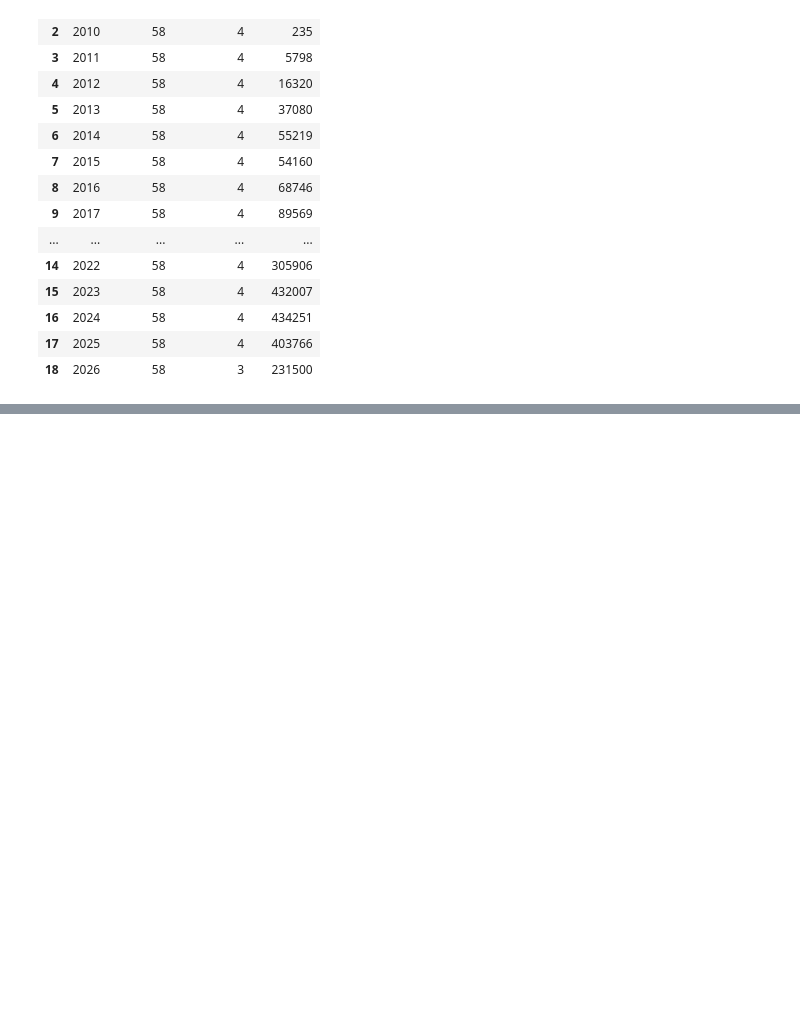
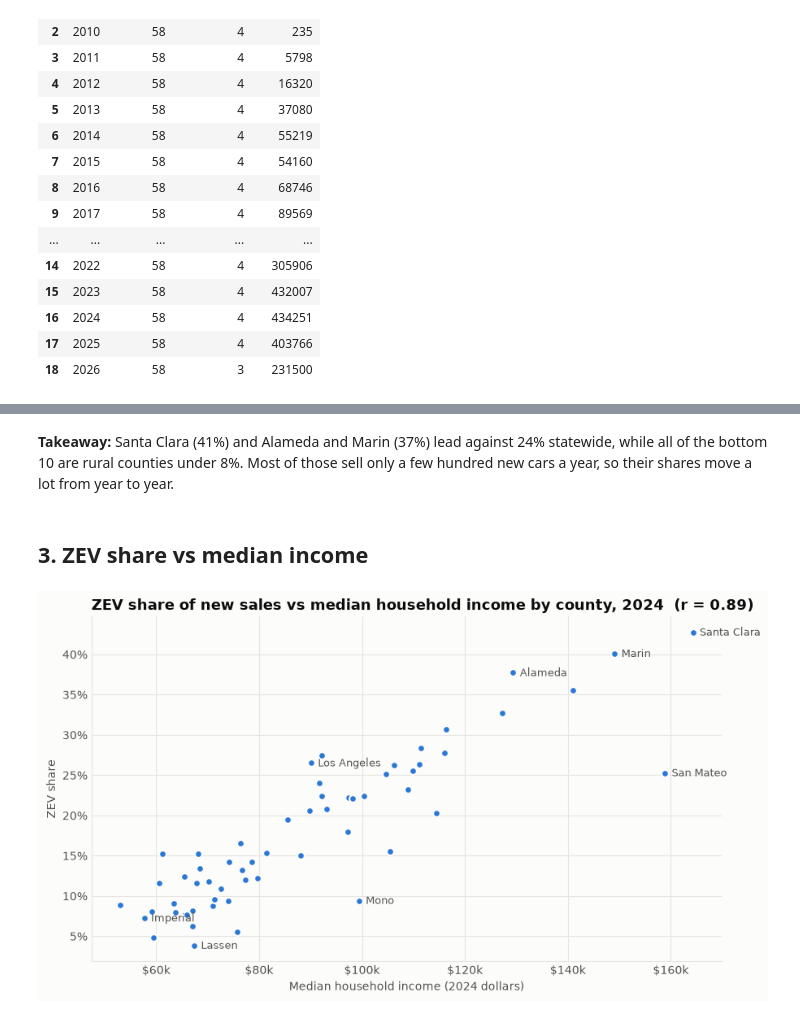
Before and after one commit to AndrewAllegretti/Ev-Adoption-Forecast, a Jupyter notebook: notebooks/01_eda.ipynb, the cells around one changed output, grey strips where cells are left out. Cells and saved outputs as stored; diff of their text form; code cells hidden in the pictures; blank space fills up the shorter version.

```diff
--- a/notebooks/01_eda.ipynb
+++ b/notebooks/01_eda.ipynb
@@ -59,0 +118,25 @@ plt.show()
+# %% [markdown]
+**Takeaway:** Santa Clara (41%) and Alameda and Marin (37%) lead against 24% statewide, while all of the bottom 10 are rural counties under 8%. Most of those sell only a few hundred new cars a year, so their shares move a lot from year to year.
+# %% [markdown]
+## 3. ZEV share vs median income
+# %%
+INC_YEAR = 2024  # latest year with ACS income
+sc = joined[joined["year"] == INC_YEAR]
+r = sc["zev_share"].corr(sc["median_income"])
+
+fig, ax = plt.subplots(figsize=(10, 5.5))
+ax.scatter(sc["median_income"], sc["zev_share"], s=40, color=BLUE,
+           edgecolors="#fcfcfb", linewidths=1.5, zorder=3)
+for name in ["Santa Clara", "Marin", "San Mateo", "Alameda", "Los Angeles", "Mono", "Lassen", "Imperial"]:
+    p = sc[sc["county"] == name].iloc[0]
+    ax.annotate(name, (p.median_income, p.zev_share), xytext=(6, -3),
+                textcoords="offset points", color=INK_2, fontsize=9)
+
+ax.set_title(f"ZEV share of new sales vs median household income by county, {INC_YEAR}  (r = {r:.2f})")
+ax.xaxis.set_major_formatter(FuncFormatter(lambda v, _: f"${v / 1000:.0f}k"))
+ax.yaxis.set_major_formatter(PercentFormatter(1.0, decimals=0))
+ax.set_xlabel(f"Median household income ({INC_YEAR} dollars)")
+ax.set_ylabel("ZEV share")
+plt.show()
+# %% [output]
+[figure, added]
```
Also changed, not shown: parts of 16 cells of this notebook, 5 other files.
